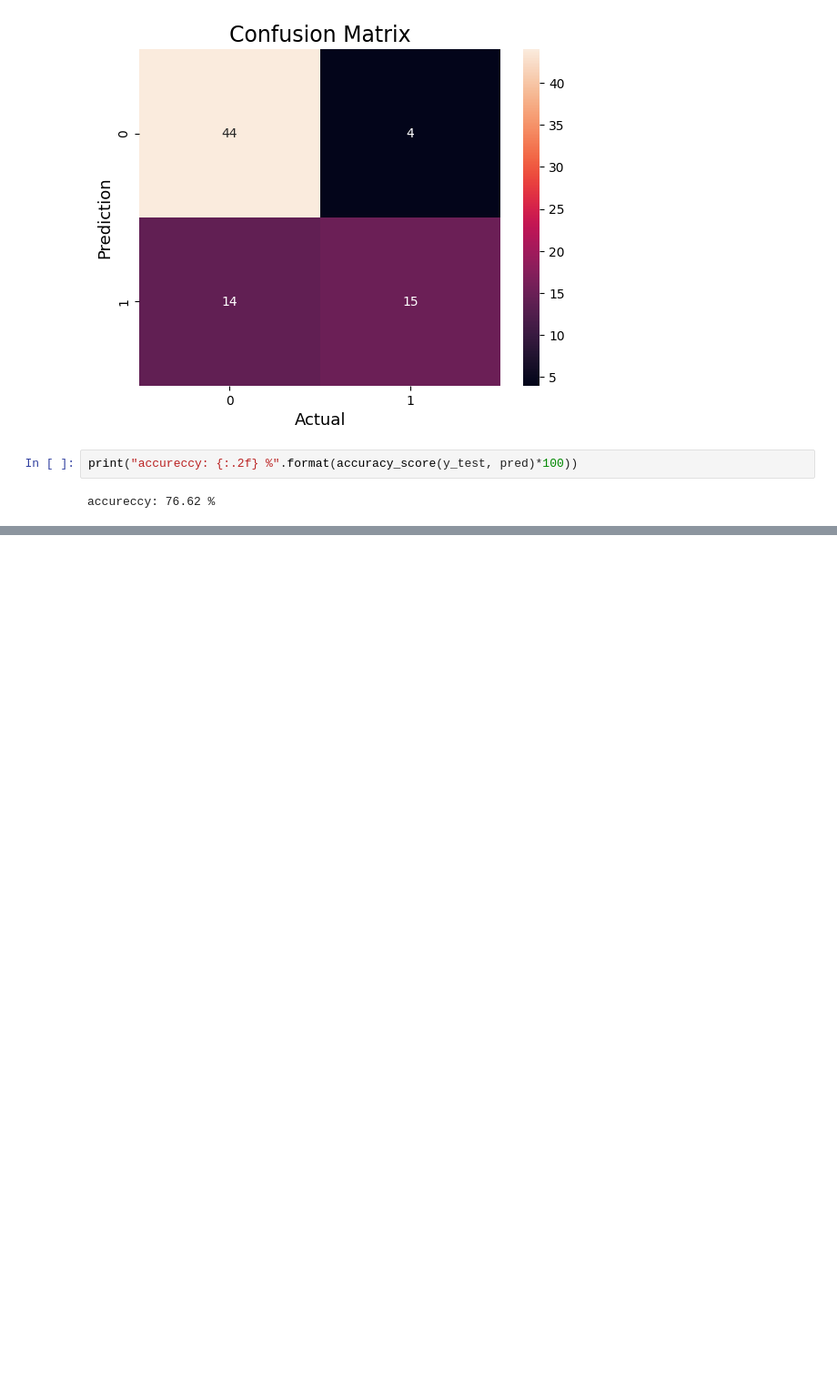
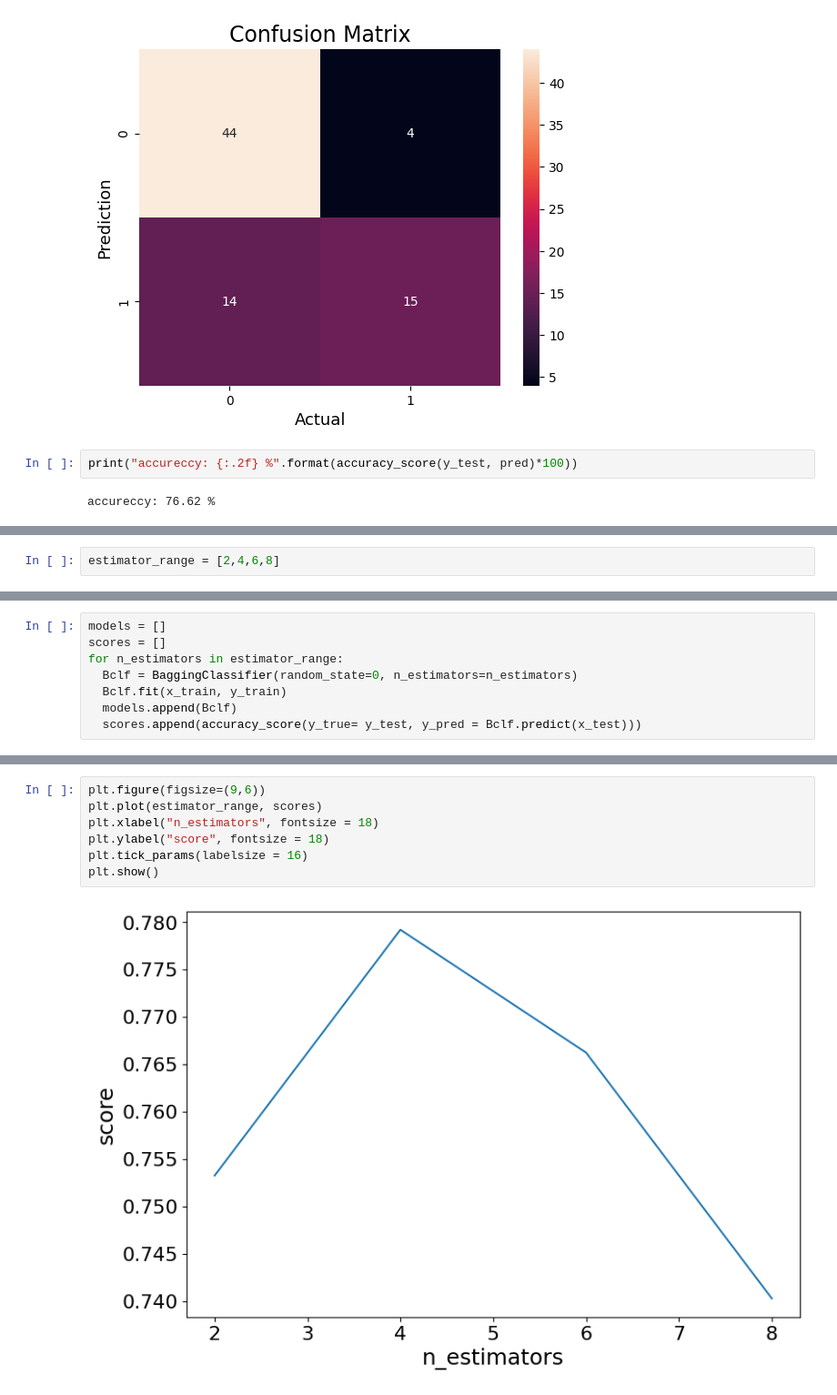
Before and after one commit to MhammadRezaValiYari/diabets-data-classification-with-decesion-tree, a Jupyter notebook: diabetes_classification_decesionTree.ipynb, the cells around one changed output, grey strips where cells are left out. Shown at 91% size. Saved outputs shown, nothing was run; the diff lists cells and outputs as text; blank space fills up the shorter version.

Commit message:
Bagging classifier impelement

```diff
--- a/diabetes_classification_decesionTree.ipynb
+++ b/diabetes_classification_decesionTree.ipynb
@@ -185,0 +190,2 @@ accureccy: 76.62 %
+# %%
+estimator_range = [2,4,6,8]
@@ -185,0 +194,8 @@ accureccy: 76.62 %
+# %%
+models = []
+scores = []
+for n_estimators in estimator_range:
+  Bclf = BaggingClassifier(random_state=0, n_estimators=n_estimators)
+  Bclf.fit(x_train, y_train)
+  models.append(Bclf)
+  scores.append(accuracy_score(y_true= y_test, y_pred = Bclf.predict(x_test)))
@@ -185,0 +210,9 @@ accureccy: 76.62 %
+# %%
+plt.figure(figsize=(9,6))
+plt.plot(estimator_range, scores)
+plt.xlabel("n_estimators", fontsize = 18)
+plt.ylabel("score", fontsize = 18)
+plt.tick_params(labelsize = 16)
+plt.show()
+# %% [output]
+[figure, added]
```
Also changed, not shown: parts of 4 cells of this notebook.
